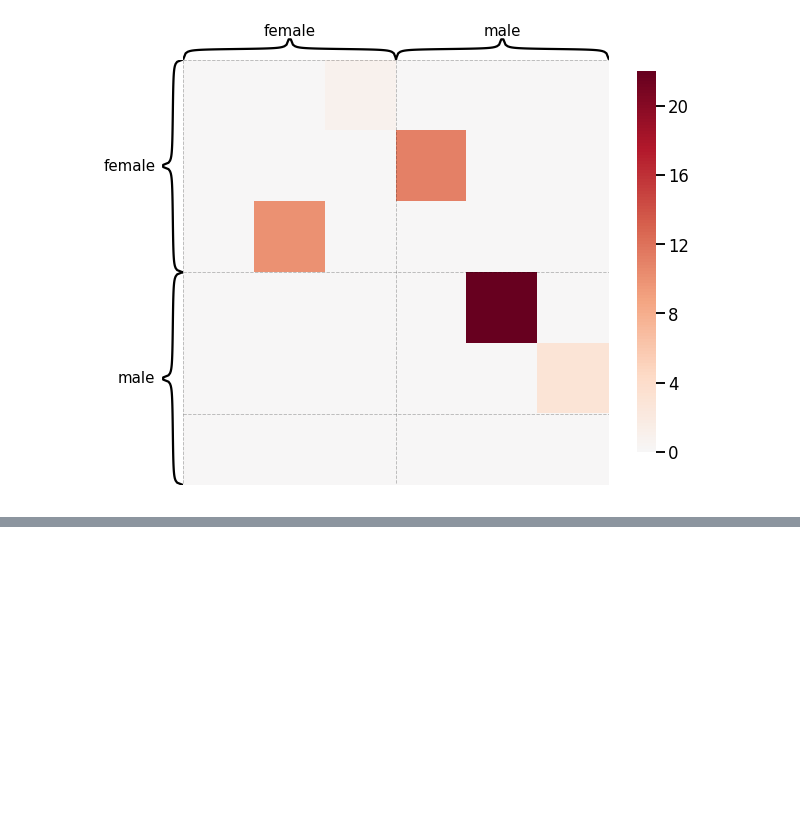
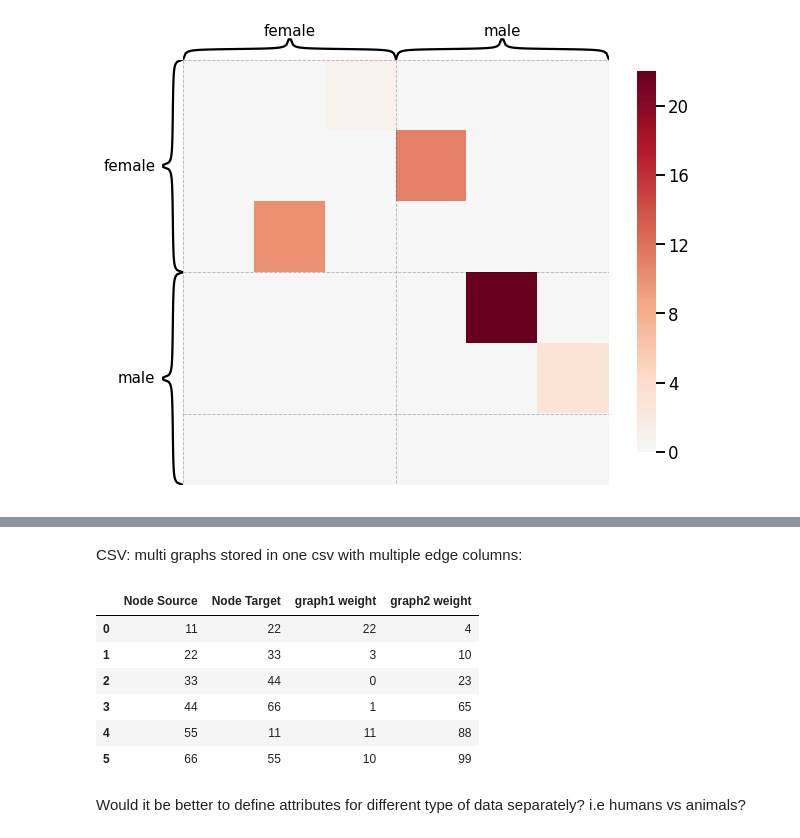
Before and after one commit to dmannan/graphSpec, a Jupyter notebook: masterSpec.ipynb, the cells around one changed output, grey strips where cells are left out. Drawn from its saved outputs; the diff is of its cells as text; code cells hidden in the pictures; blank space fills up the shorter version.

```diff
--- a/masterSpec.ipynb
+++ b/masterSpec.ipynb
@@ -166,0 +195,15 @@ fig
+# %% [markdown]
+CSV: multi graphs stored in one csv with multiple edge columns:
+# %%
+csv = pd.read_csv("exampleEdgelist.csv")
+csv
+# %% [output]
+|  | Node Source | Node Target | graph1 weight | graph2 weight |
+| 0 | 11 | 22 | 22 | 4 |
+| 1 | 22 | 33 | 3 | 10 |
+| 2 | 33 | 44 | 0 | 23 |
+| 3 | 44 | 66 | 1 | 65 |
+| 4 | 55 | 11 | 11 | 88 |
+| 5 | 66 | 55 | 10 | 99 |
+# %% [markdown]
+Would it be better to define attributes for different type of data separately? i.e humans vs animals?
```
Also changed, not shown: parts of 2 cells of this notebook.
